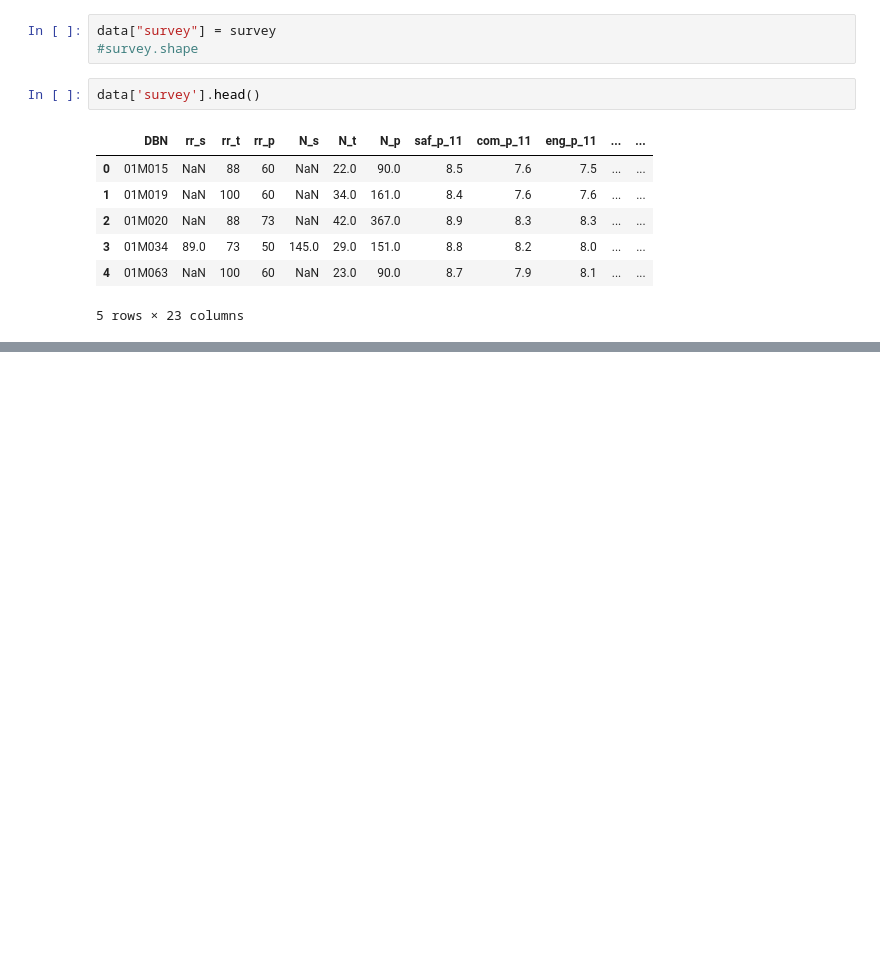
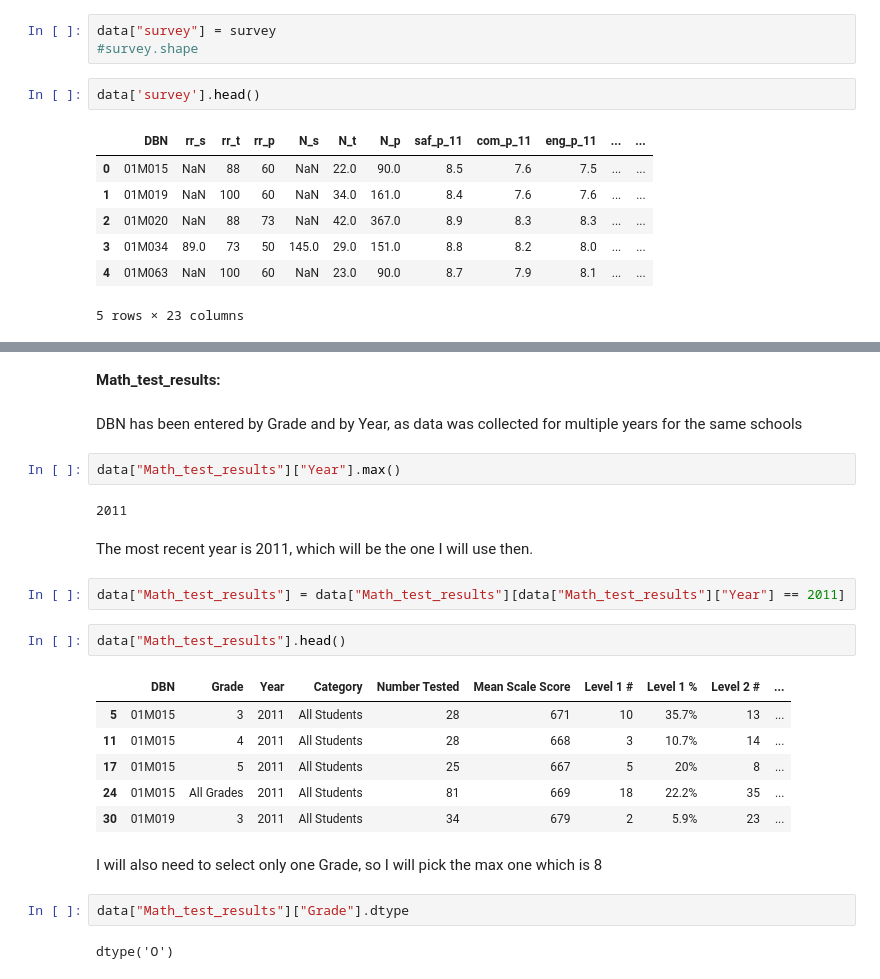
Before and after one commit to PukkaPad/data-storytelling-SAT-NewYork, a Jupyter notebook: DataStorytelling-SAT-NewYork.ipynb, the cells around one changed output, grey strips where cells are left out. Cells and saved outputs as stored; diff of their text form; blank space fills up the shorter version.

```diff
--- a/DataStorytelling-SAT-NewYork.ipynb
+++ b/DataStorytelling-SAT-NewYork.ipynb
@@ -183,0 +276,27 @@ data['survey'].head()
+# %% [markdown]
+**Math_test_results:**
+# %% [markdown]
+DBN has been entered by Grade and by Year, as data was collected for multiple years for the same schools
+# %%
+data["Math_test_results"]["Year"].max()
+# %% [output]
+2011
+# %% [markdown]
+The most recent year is 2011, which will be the one I will use then.
+# %%
+data["Math_test_results"] = data["Math_test_results"][data["Math_test_results"]["Year"] == 2011]
+# %%
+data["Math_test_results"].head()
+# %% [output]
+|  | DBN | Grade | Year | Category | Number Tested | Mean Scale Score | Level 1 # | Level 1 % | Level 2 # | ... |
+| 5 | 01M015 | 3 | 2011 | All Students | 28 | 671 | 10 | 35.7% | 13 | ... |
+| 11 | 01M015 | 4 | 2011 | All Students | 28 | 668 | 3 | 10.7% | 14 | ... |
+| 17 | 01M015 | 5 | 2011 | All Students | 25 | 667 | 5 | 20% | 8 | ... |
+| 24 | 01M015 | All Grades | 2011 | All Students | 81 | 669 | 18 | 22.2% | 35 | ... |
+| 30 | 01M019 | 3 | 2011 | All Students | 34 | 679 | 2 | 5.9% | 23 | ... |
+# %% [markdown]
+I will also need to select only one Grade, so I will pick the max one which is 8
+# %%
+data["Math_test_results"]["Grade"].dtype
+# %% [output]
+dtype('O')
```
Also changed, not shown: parts of 28 cells of this notebook, 1 other file.
